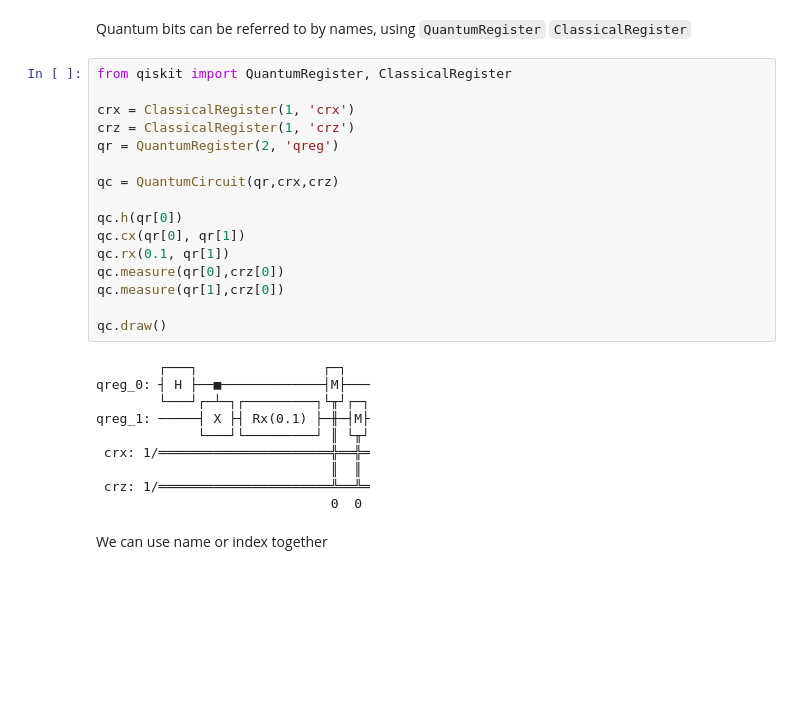
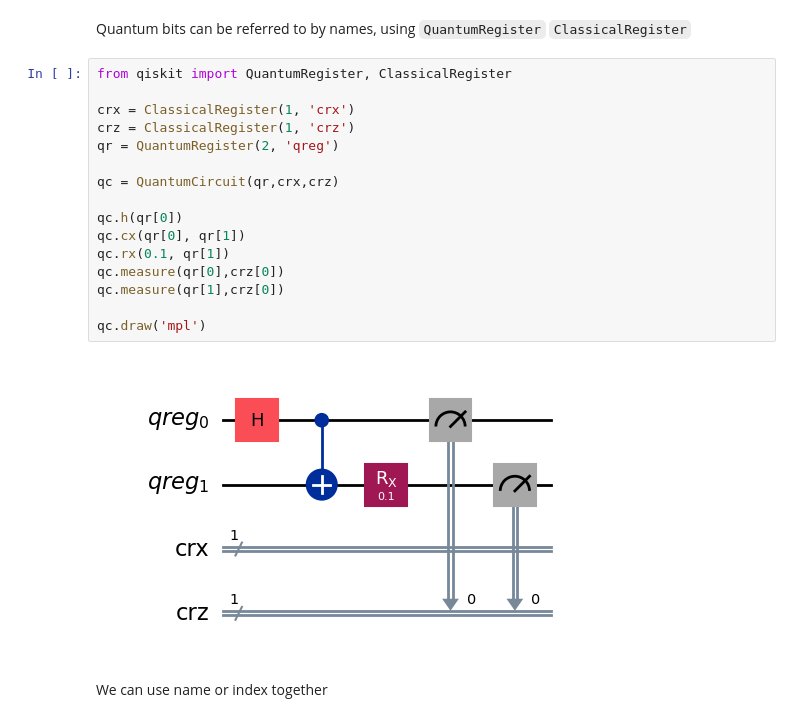
Before and after one commit to NicolaAssolini98/QuantumLab, a Jupyter notebook: Lesson1.ipynb, the cells around one changed output. Drawn from its saved outputs; the diff is of its cells as text; blank space fills up the shorter version.

```diff
--- a/Lesson1.ipynb
+++ b/Lesson1.ipynb
@@ -94,29 +95,21 @@ Quantum bits can be referred to by names, using `QuantumRegister` `ClassicalRegi
 # %%
 from qiskit import QuantumRegister, ClassicalRegister
 
 crx = ClassicalRegister(1, 'crx')
 crz = ClassicalRegister(1, 'crz')
 qr = QuantumRegister(2, 'qreg')
 
 qc = QuantumCircuit(qr,crx,crz)
 
 qc.h(qr[0])
 qc.cx(qr[0], qr[1])
 qc.rx(0.1, qr[1])
 qc.measure(qr[0],crz[0])
 qc.measure(qr[1],crz[0])
 
-qc.draw()
+qc.draw('mpl')
 # %% [output]
-        ┌───┐                ┌─┐
-qreg_0: ┤ H ├──■─────────────┤M├───
-        └───┘┌─┴─┐┌─────────┐└╥┘┌─┐
-qreg_1: ─────┤ X ├┤ Rx(0.1) ├─╫─┤M├
-             └───┘└─────────┘ ║ └╥┘
- crx: 1/══════════════════════╬══╬═
-                              ║  ║
- crz: 1/══════════════════════╩══╩═
-                              0  0
+[figure, added]
 # %% [markdown]
 We can use name or index together
 # %%
```
Also changed, not shown: parts of 13 cells of this notebook.
